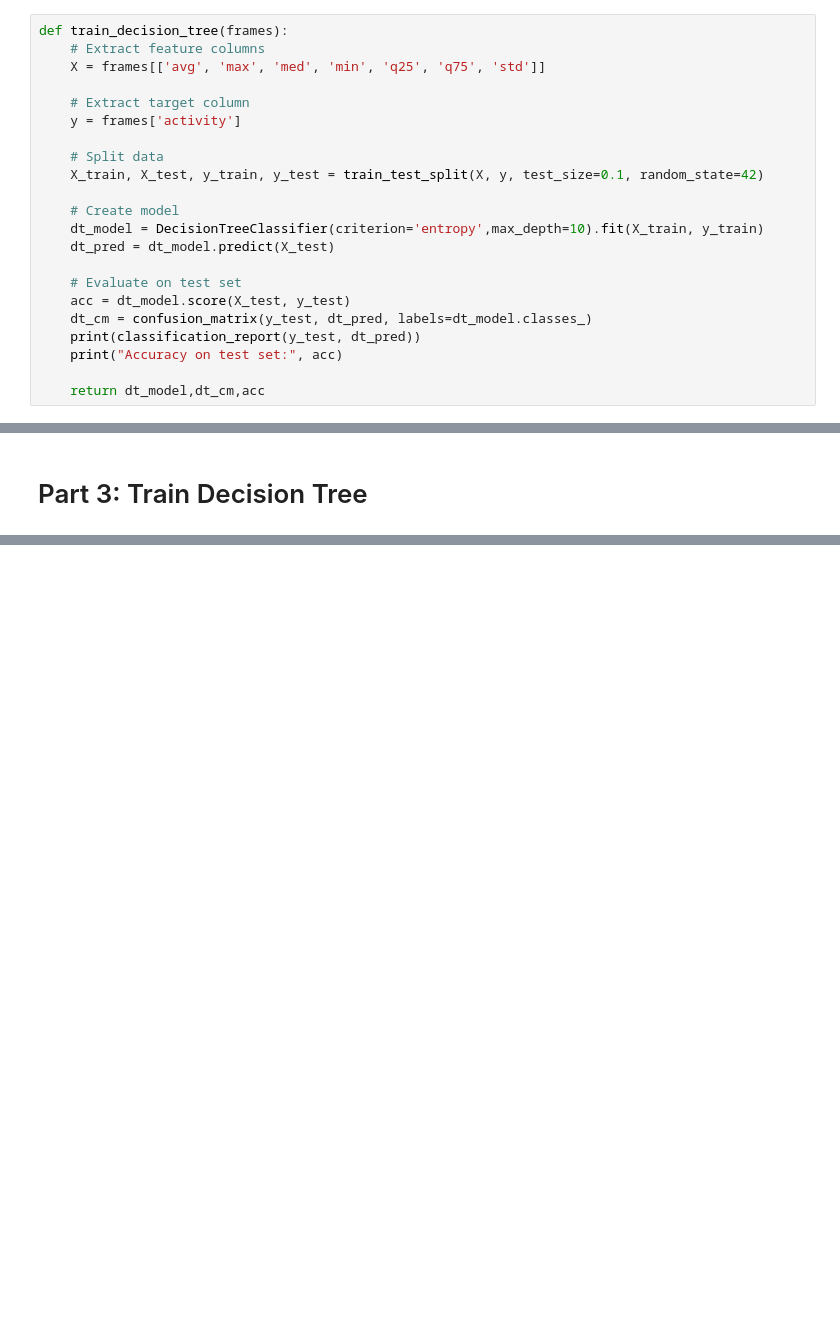
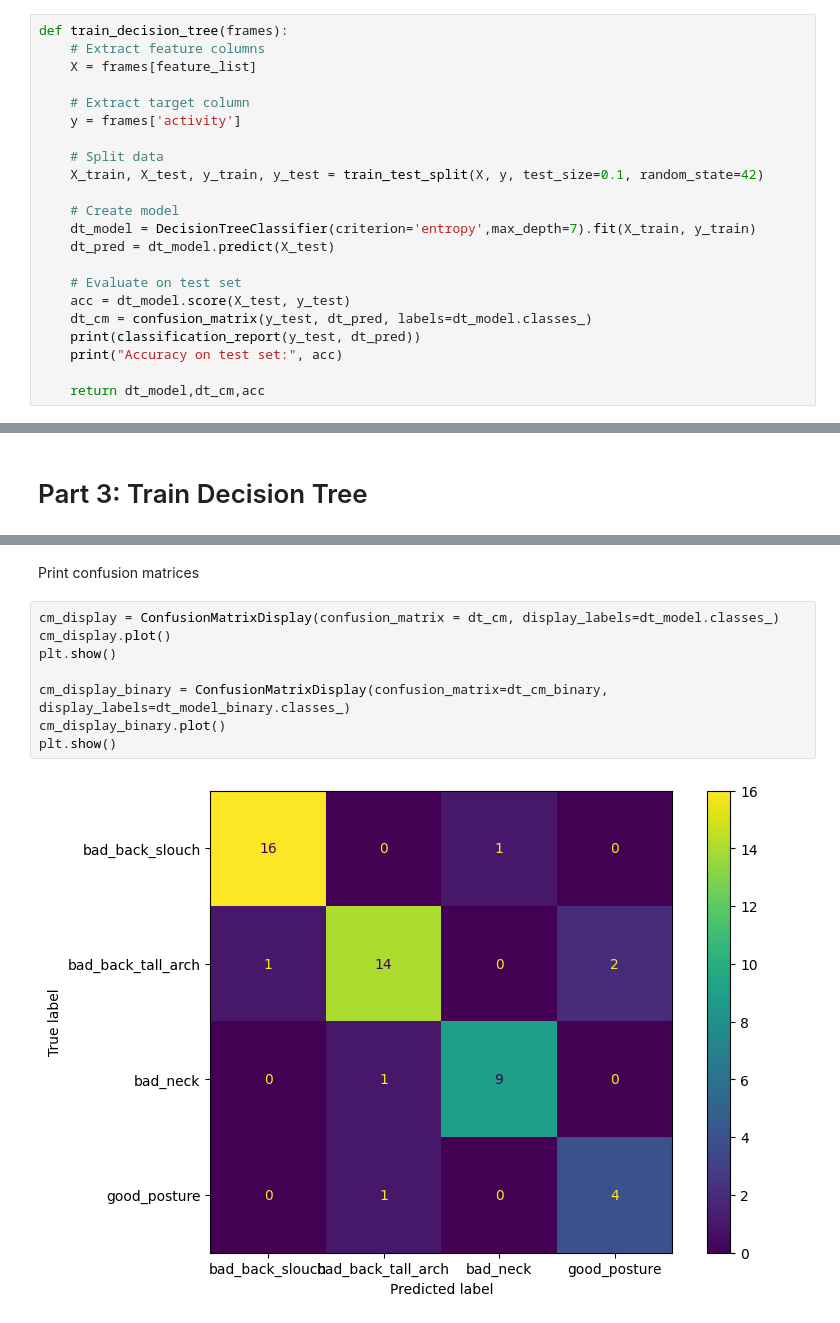
Before and after one commit to compsci-328-spring25/final-project-neck-posture-pusheen, a Jupyter notebook: neck_posture_notebook.ipynb, the cells around one changed output, grey strips where cells are left out. Drawn from its saved outputs; the diff is of its cells as text; blank space fills up the shorter version.

Commit message:
decision trees + confusion matrices now don't exclude roll/pitch/yaw features

```diff
--- a/neck_posture_notebook.ipynb
+++ b/neck_posture_notebook.ipynb
@@ -160,7 +160,7 @@ def add_features(window):
 # %%
 def train_decision_tree(frames):
     # Extract feature columns
-    X = frames[['avg', 'max', 'med', 'min', 'q25', 'q75', 'std']]
+    X = frames[feature_list]
 
     # Extract target column
     y = frames['activity']
@@ -169,7 +169,7 @@ def train_decision_tree(frames):
     X_train, X_test, y_train, y_test = train_test_split(X, y, test_size=0.1, random_state=42)
 
     # Create model
-    dt_model = DecisionTreeClassifier(criterion='entropy',max_depth=10).fit(X_train, y_train)
+    dt_model = DecisionTreeClassifier(criterion='entropy',max_depth=7).fit(X_train, y_train)
     dt_pred = dt_model.predict(X_test)
 
     # Evaluate on test set
@@ -279,0 +285,12 @@ Accuracy on test set: 0.3877551020408163
+# %% [markdown]
+Print confusion matrices
+# %%
+cm_display = ConfusionMatrixDisplay(confusion_matrix = dt_cm, display_labels=dt_model.classes_)
+cm_display.plot()
+plt.show()
+
+cm_display_binary = ConfusionMatrixDisplay(confusion_matrix=dt_cm_binary, display_labels=dt_model_binary.classes_)
+cm_display_binary.plot()
+plt.show()
+# %% [output]
+[figure, added]
```
Also changed, not shown: parts of 3 cells of this notebook.
